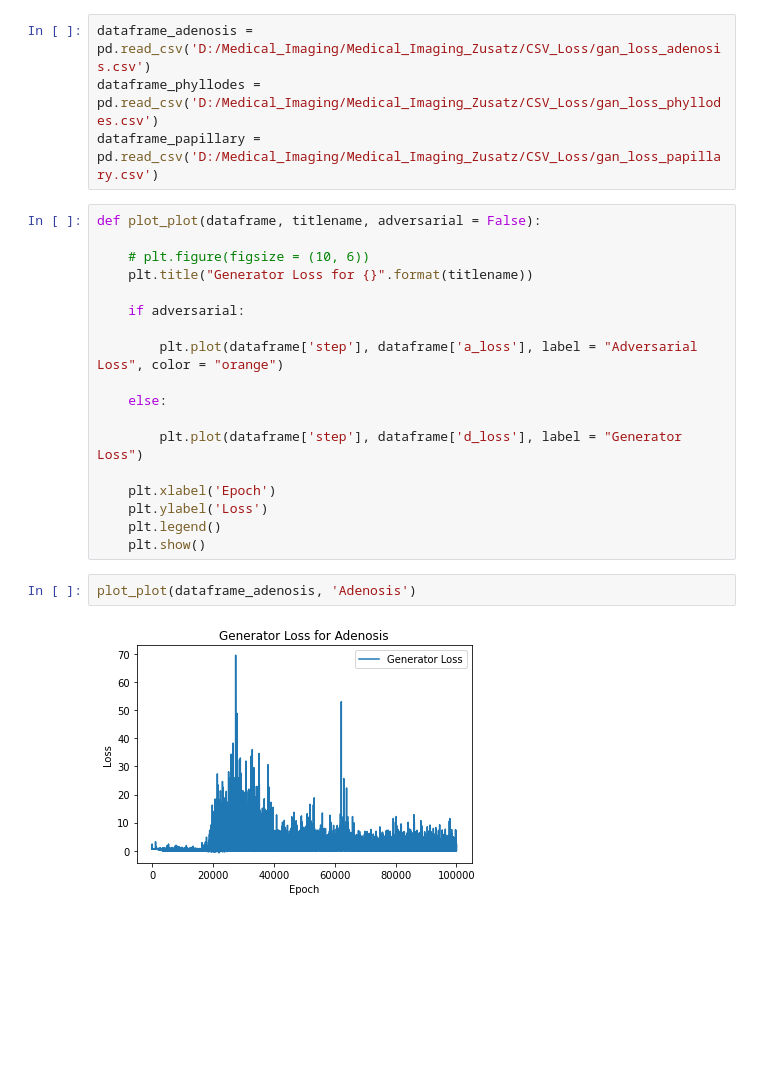
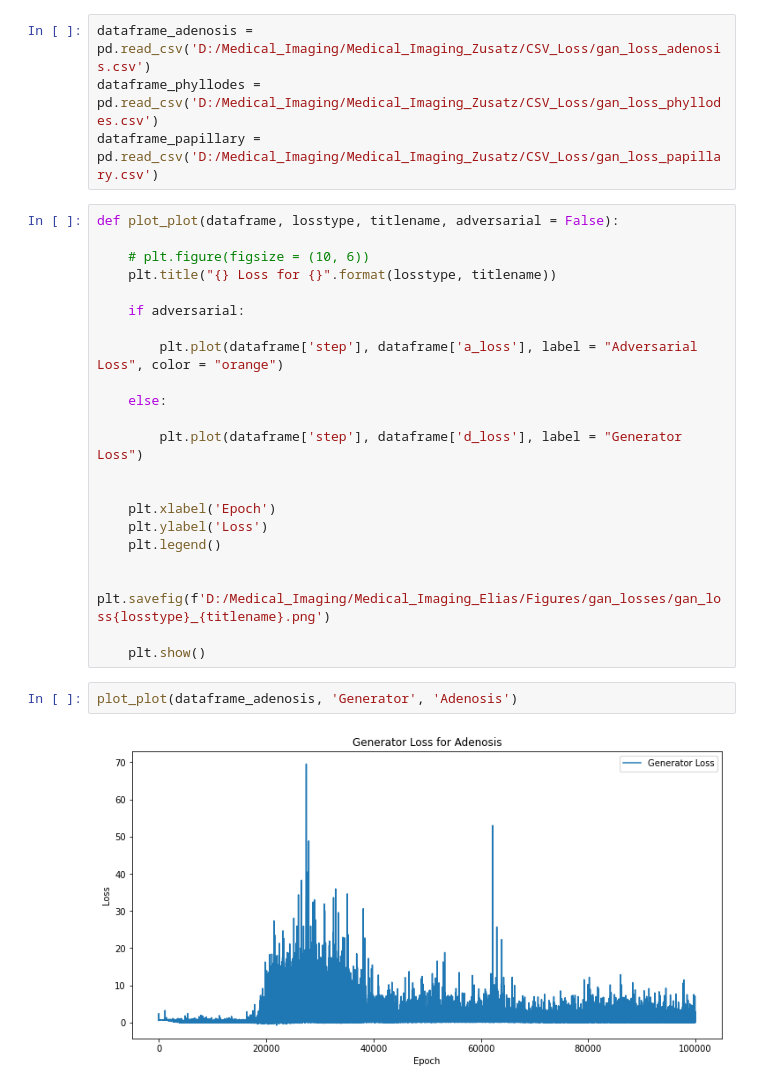
Before and after one commit to eliasmarcon/Medical_Imaging_Project, a Jupyter notebook: Plot_Losses.ipynb, the cells around one changed output. Drawn from its saved outputs; the diff is of its cells as text; blank space fills up the shorter version.

Commit message:
Figure updates

```diff
--- a/Plot_Losses.ipynb
+++ b/Plot_Losses.ipynb
@@ -58,10 +58,10 @@ dataframe_adenosis = pd.read_csv('D:/Medical_Imaging/Medical_Imaging_Zusatz/CSV_
 dataframe_phyllodes = pd.read_csv('D:/Medical_Imaging/Medical_Imaging_Zusatz/CSV_Loss/gan_loss_phyllodes.csv')
 dataframe_papillary = pd.read_csv('D:/Medical_Imaging/Medical_Imaging_Zusatz/CSV_Loss/gan_loss_papillary.csv')
 # %%
-def plot_plot(dataframe, titlename, adversarial = False):
+def plot_plot(dataframe, losstype, titlename, adversarial = False):
 
     # plt.figure(figsize = (10, 6))
-    plt.title("Generator Loss for {}".format(titlename))
+    plt.title("{} Loss for {}".format(losstype, titlename))
 
     if adversarial:
 
@@ -71,12 +71,16 @@ def plot_plot(dataframe, titlename, adversarial = False):
 
         plt.plot(dataframe['step'], dataframe['d_loss'], label = "Generator Loss")
 
+
     plt.xlabel('Epoch')
     plt.ylabel('Loss')
     plt.legend()
+
+    plt.savefig(f'D:/Medical_Imaging/Medical_Imaging_Elias/Figures/gan_losses/gan_loss{losstype}_{titlename}.png')
+
     plt.show()
 # %%
-plot_plot(dataframe_adenosis, 'Adenosis')
+plot_plot(dataframe_adenosis, 'Generator', 'Adenosis')
 # %% [output]
-[figure, old version]
+[figure, new version]
 # %%
```
Also changed, not shown: parts of 5 cells of this notebook, 7 other files.
